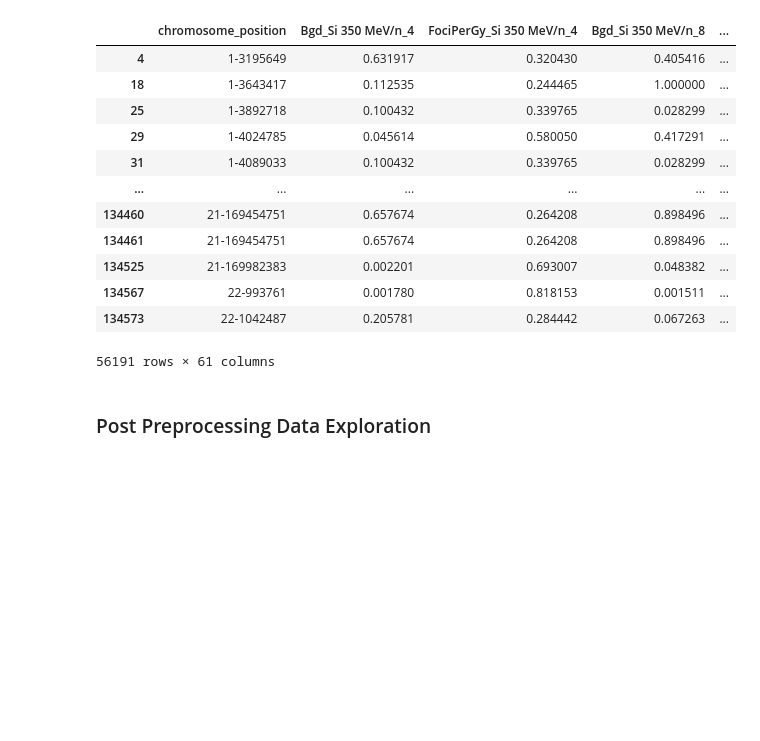
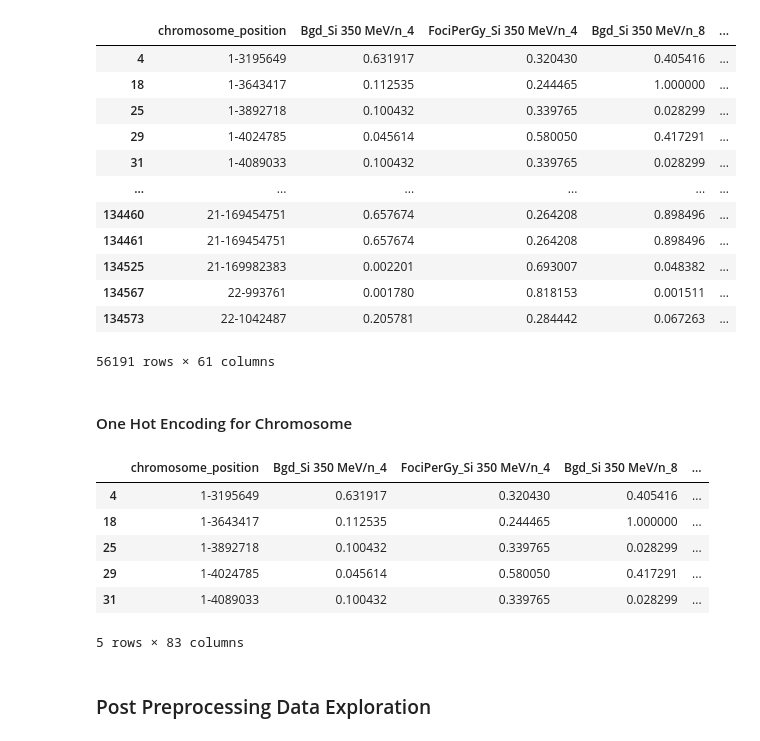
Before and after one commit to dag-ml/nodag, a Jupyter notebook: src/gwas_exploration_preprocessing.ipynb, the cells around one changed output. Drawn from its saved outputs; the diff is of its cells as text; code cells hidden in the pictures; blank space fills up the shorter version.

Commit message:
One hot encode chromosome numbers

```diff
--- a/src/gwas_exploration_preprocessing.ipynb
+++ b/src/gwas_exploration_preprocessing.ipynb
@@ -155,6 +155,28 @@ gwas_df_clean
 | 134567 | 22-993761 | 0.001780 | 0.818153 | 0.001511 | ... |
 | 134573 | 22-1042487 | 0.205781 | 0.284442 | 0.067263 | ... |
 56191 rows × 61 columns
+# %% [markdown]
+#### One Hot Encoding for Chromosome
+# %%
+gwas_clean_hot = gwas_df_clean.copy()
+# %%
+gwas_clean_hot['chromosome'] = gwas_clean_hot['chromosome_position'].str.split('-').str[0]
+
+# One-hot encode the chromosome number
+one_hot = pd.get_dummies(gwas_clean_hot['chromosome'], prefix='', prefix_sep='')
+
+gwas_clean_hot = gwas_clean_hot.drop(columns=['chromosome'])
+gwas_clean_hot = pd.concat([gwas_clean_hot, one_hot], axis=1)
+
+gwas_clean_hot.head()
+# %% [output]
+|  | chromosome_position | Bgd_Si 350 MeV/n_4 | FociPerGy_Si 350 MeV/n_4 | Bgd_Si 350 MeV/n_8 | ... |
+| 4 | 1-3195649 | 0.631917 | 0.320430 | 0.405416 | ... |
+| 18 | 1-3643417 | 0.112535 | 0.244465 | 1.000000 | ... |
+| 25 | 1-3892718 | 0.100432 | 0.339765 | 0.028299 | ... |
+| 29 | 1-4024785 | 0.045614 | 0.580050 | 0.417291 | ... |
+| 31 | 1-4089033 | 0.100432 | 0.339765 | 0.028299 | ... |
+5 rows × 83 columns
 # %% [markdown]
 ### Post Preprocessing Data Exploration
 # %%
```
Also changed, not shown: parts of 1 cell of this notebook, 7 other files.
